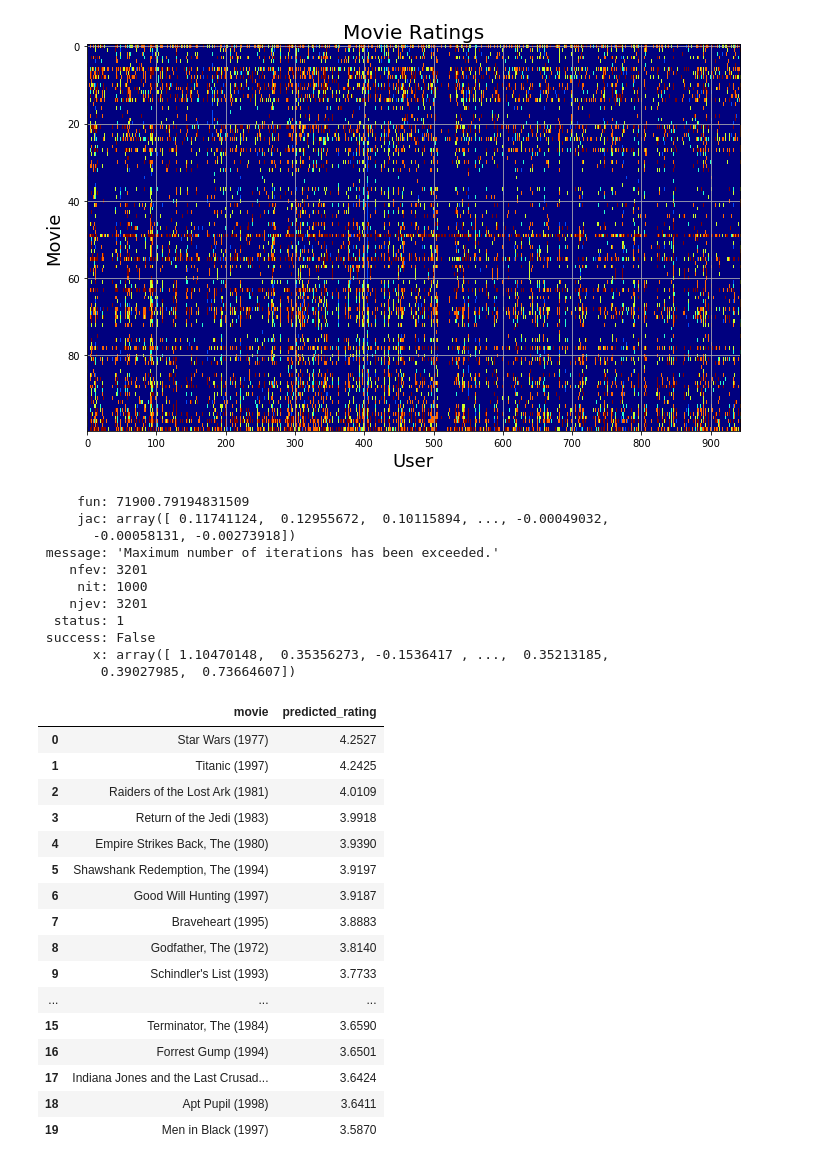
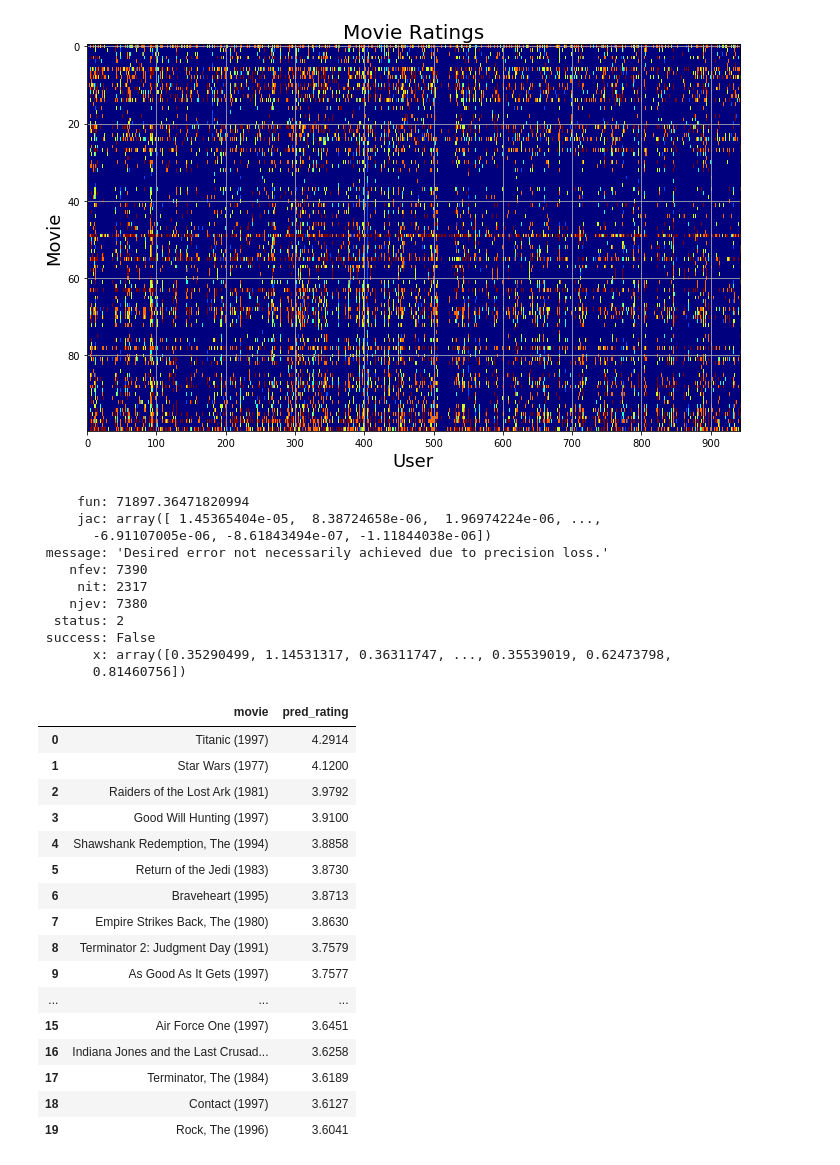
Before and after one commit to noelnamai/machine-learning, a Jupyter notebook: recommender-systems.ipynb, the cells around one changed output. Drawn from its saved outputs; the diff is of its cells as text; code cells hidden in the pictures.

```diff
--- a/recommender-systems.ipynb
+++ b/recommender-systems.ipynb
@@ -111,49 +111,49 @@ model = sbbml.CollaborativeFiltering(
     alpha = 10.0,
     gamma = 10.0,
     n_features = 10,
-    iterations = 1000
+    iterations = 10000
 )
 opt = model.fit(y, is_rated); opt
 # %% [output]
-     fun: 71900.79194831509
-     jac: array([ 0.11741124,  0.12955672,  0.10115894, ..., -0.00049032,
-       -0.00058131, -0.00273918])
- message: 'Maximum number of iterations has been exceeded.'
-    nfev: 3201
-     nit: 1000
-    njev: 3201
-  status: 1
+     fun: 71897.36471820994
+     jac: array([ 1.45365404e-05,  8.38724658e-06,  1.96974224e-06, ...,
+       -6.91107005e-06, -8.61843494e-07, -1.11844038e-06])
+ message: 'Desired error not necessarily achieved due to precision loss.'
+    nfev: 7390
+     nit: 2317
+    njev: 7380
+  status: 2
  success: False
-       x: array([ 1.10470148,  0.35356273, -0.1536417 , ...,  0.35213185,
-        0.39027985,  0.73664607])
+       x: array([0.35290499, 1.14531317, 0.36311747, ..., 0.35539019, 0.62473798,
+       0.81460756])
 # %%
 y_pred     = np.dot(model.x, model.theta.T)
 y_pred_new = y_pred[:, -1]
 sorted_idx = np.argsort(y_pred_new, axis = 0)[::-1]
 
-p_movies = list()
+pred_movies = list()
 
 for i in range(20):
     k   = sorted_idx[i]
-    tup = {"movie": movie_ids[k], "predicted_rating": y_pred_new[k]}
-    p_movies.append(tup)
+    tup = {"movie": movie_ids[k], "pred_rating": y_pred_new[k]}
+    pred_movies.append(tup)
 
-pd.DataFrame(p_movies)
+pd.DataFrame(pred_movies)
 # %% [output]
-|  | movie | predicted_rating |
-| 0 | Star Wars (1977) | 4.2527 |
-| 1 | Titanic (1997) | 4.2425 |
-| 2 | Raiders of the Lost Ark (1981) | 4.0109 |
-| 3 | Return of the Jedi (1983) | 3.9918 |
-| 4 | Empire Strikes Back, The (1980) | 3.9390 |
-| 5 | Shawshank Redemption, The (1994) | 3.9197 |
-| 6 | Good Will Hunting (1997) | 3.9187 |
-| 7 | Braveheart (1995) | 3.8883 |
-| 8 | Godfather, The (1972) | 3.8140 |
-| 9 | Schindler's List (1993) | 3.7733 |
+|  | movie | pred_rating |
+| 0 | Titanic (1997) | 4.2914 |
+| 1 | Star Wars (1977) | 4.1200 |
+| 2 | Raiders of the Lost Ark (1981) | 3.9792 |
+| 3 | Good Will Hunting (1997) | 3.9100 |
+| 4 | Shawshank Redemption, The (1994) | 3.8858 |
+| 5 | Return of the Jedi (1983) | 3.8730 |
+| 6 | Braveheart (1995) | 3.8713 |
+| 7 | Empire Strikes Back, The (1980) | 3.8630 |
+| 8 | Terminator 2: Judgment Day (1991) | 3.7579 |
+| 9 | As Good As It Gets (1997) | 3.7577 |
 | ... | ... | ... |
-| 15 | Terminator, The (1984) | 3.6590 |
-| 16 | Forrest Gump (1994) | 3.6501 |
-| 17 | Indiana Jones and the Last Crusad... | 3.6424 |
-| 18 | Apt Pupil (1998) | 3.6411 |
-| 19 | Men in Black (1997) | 3.5870 |
+| 15 | Air Force One (1997) | 3.6451 |
+| 16 | Indiana Jones and the Last Crusad... | 3.6258 |
+| 17 | Terminator, The (1984) | 3.6189 |
+| 18 | Contact (1997) | 3.6127 |
+| 19 | Rock, The (1996) | 3.6041 |
```
Also changed, not shown: 1 other file.
